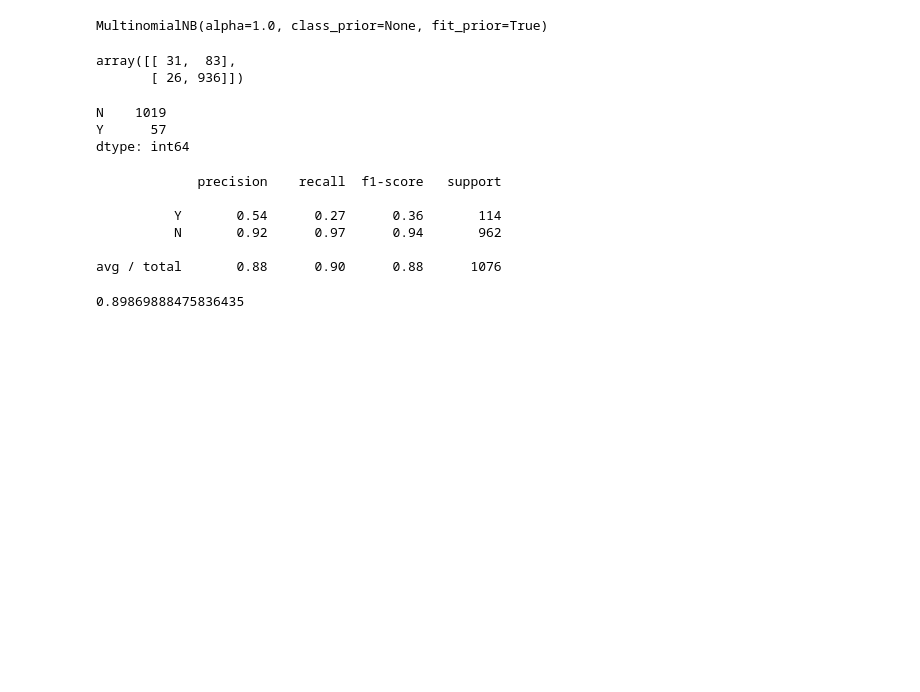
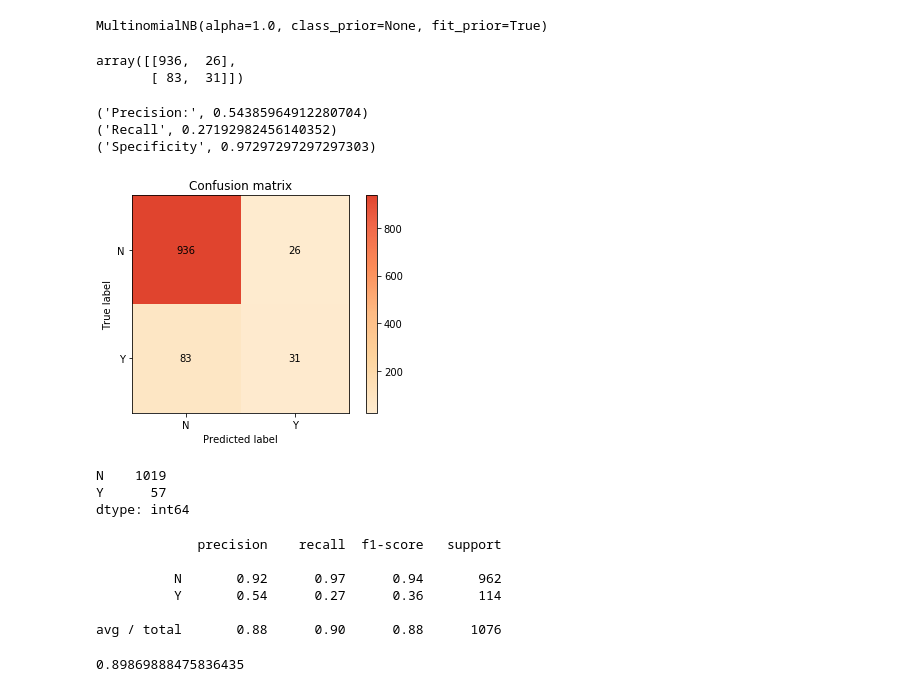
Before and after one commit to martindavid/tweet-analyzer-adverse-drug-reactions, a Jupyter notebook: Analysis.ipynb, the cells around one changed output. Drawn from its saved outputs; the diff is of its cells as text; code cells hidden in the pictures; blank space fills up the shorter version.

```diff
--- a/Analysis.ipynb
+++ b/Analysis.ipynb
@@ -152,8 +177,8 @@ MultinomialNB(alpha=1.0, class_prior=None, fit_prior=True)
 # %%
 dev_pred_MNB = clfMulti.predict(dev_for_prediction)
 # %%
-MultiNBCM = confusion_matrix(dev_class,dev_pred_MNB, labels = ["Y","N"])
+MultiNBCM = confusion_matrix(dev_class,dev_pred_MNB, labels = ["N","Y"])
 MultiNBCM
 # %% [output]
-array([[ 31,  83],
-       [ 26, 936]])
+array([[936,  26],
+       [ 83,  31]])
@@ -160,3 +190,21 @@ array([[ 31,  83],
+# %%
+precision = TP / float(TP + FP)
+print('Precision:',precision)
+
+sensitivity = TP / float(FN + TP)
+print('Recall', sensitivity)
+
+specificity = TN / float(TN + FP)
+print('Specificity',specificity)
+# %% [output]
+('Precision:', 0.54385964912280704)
+('Recall', 0.27192982456140352)
+('Specificity', 0.97297297297297303)
+# %%
+plot.confusion_matrix(dev_class, dev_pred_MNB,target_names=["N","Y"])
+eval_chart.show()
+# %% [output]
+[figure, added]
 # %%
 pd.Series(dev_pred_MNB).value_counts()
 # %% [output]
@@ -164,12 +212,12 @@ N    1019
 Y      57
 dtype: int64
 # %%
-print(classification_report(dev_class,dev_pred_MNB, labels = ["Y","N"]))
+print(classification_report(dev_class,dev_pred_MNB, labels = ["N","Y"]))
 # %% [output]
              precision    recall  f1-score   support
 
+          N       0.92      0.97      0.94       962
           Y       0.54      0.27      0.36       114
-          N       0.92      0.97      0.94       962
 
 avg / total       0.88      0.90      0.88      1076
 # %%
```
Also changed, not shown: parts of 98 cells of this notebook, 7 other files.
